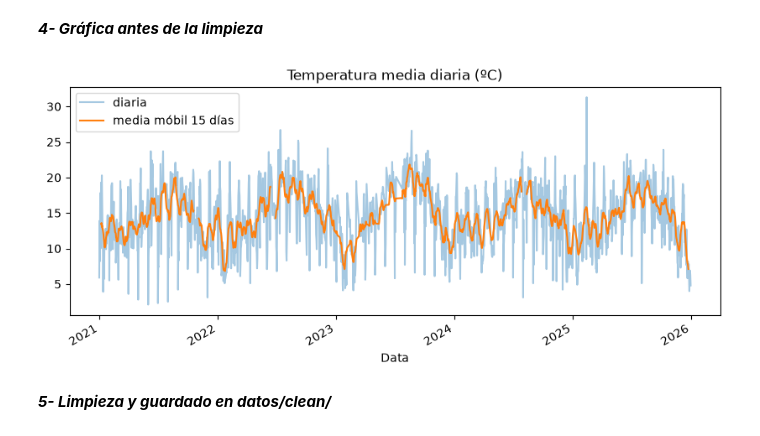
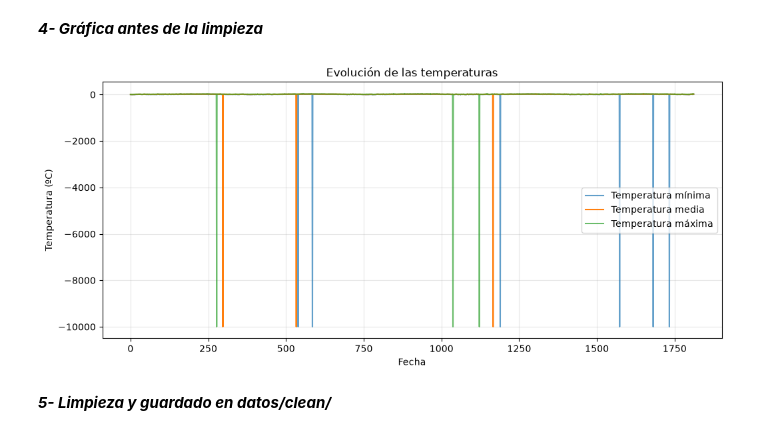
Before and after one commit to carolinamesacurso/proyecto_tempo, a Jupyter notebook: notebooks/guardado_limpieza.ipynb, the cells around one changed output. Saved outputs shown, nothing was run; the diff lists cells and outputs as text; code cells hidden in the pictures.

```diff
--- a/notebooks/guardado_limpieza.ipynb
+++ b/notebooks/guardado_limpieza.ipynb
@@ -209,14 +216,29 @@ print("Datas repetidas:", tiempo["Data"].duplicated().sum())
 # %%
 import matplotlib.pyplot as plt
 
-fig, ax = plt.subplots(figsize=(10, 4))
-tiempo["Temp. media (ºC)"].plot(ax=ax, alpha=0.4, label="diaria")
-tiempo["Temp. media (ºC)"].rolling(15, center=True).mean().plot(ax=ax, label="media móbil 15 días")
-ax.set_title("Temperatura media diaria (ºC)")
+# fig, ax = plt.subplots(figsize=(10, 4))
+# tiempo["Temp. media (ºC)"].plot(ax=ax, alpha=0.4, label="diaria")
+# tiempo["Temp. media (ºC)"].rolling(15, center=True).mean().plot(ax=ax, label="media móbil 15 días")
+# ax.set_title("Temperatura media diaria (ºC)")
+# ax.legend()
+# plt.show()
+
+# fig, ax = plt.subplots(figsize=(12, 5))
+fig, ax = plt.subplots(figsize=(12, 5))
+
+tiempo["Temp. mínima (ºC)"].plot(ax=ax, label="Temperatura mínima", alpha=0.7)
+tiempo["Temp. media (ºC)"].plot(ax=ax, label="Temperatura media")
+tiempo["Temp. máxima (ºC)"].plot(ax=ax, label="Temperatura máxima", alpha=0.7)
+
+ax.set_title("Evolución de las temperaturas")
+ax.set_xlabel("Fecha")
+ax.set_ylabel("Temperatura (ºC)")
 ax.legend()
+ax.grid(alpha=0.3)
+
 plt.show()
 # %% [output]
-[figure, old version]
+[figure, new version]
 # %% [markdown]
 ***5- Limpieza y guardado en datos/clean/***
 # %%
```
Also changed, not shown: parts of 1 cell of this notebook.
